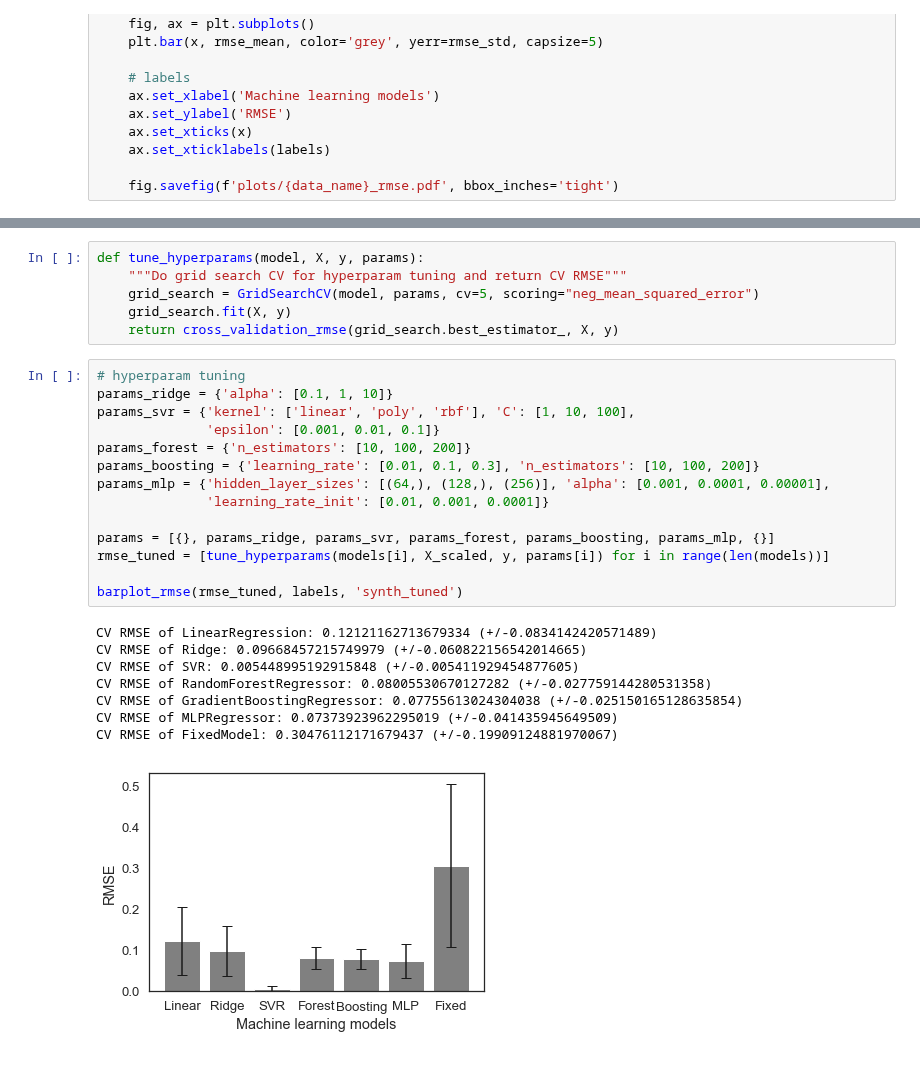
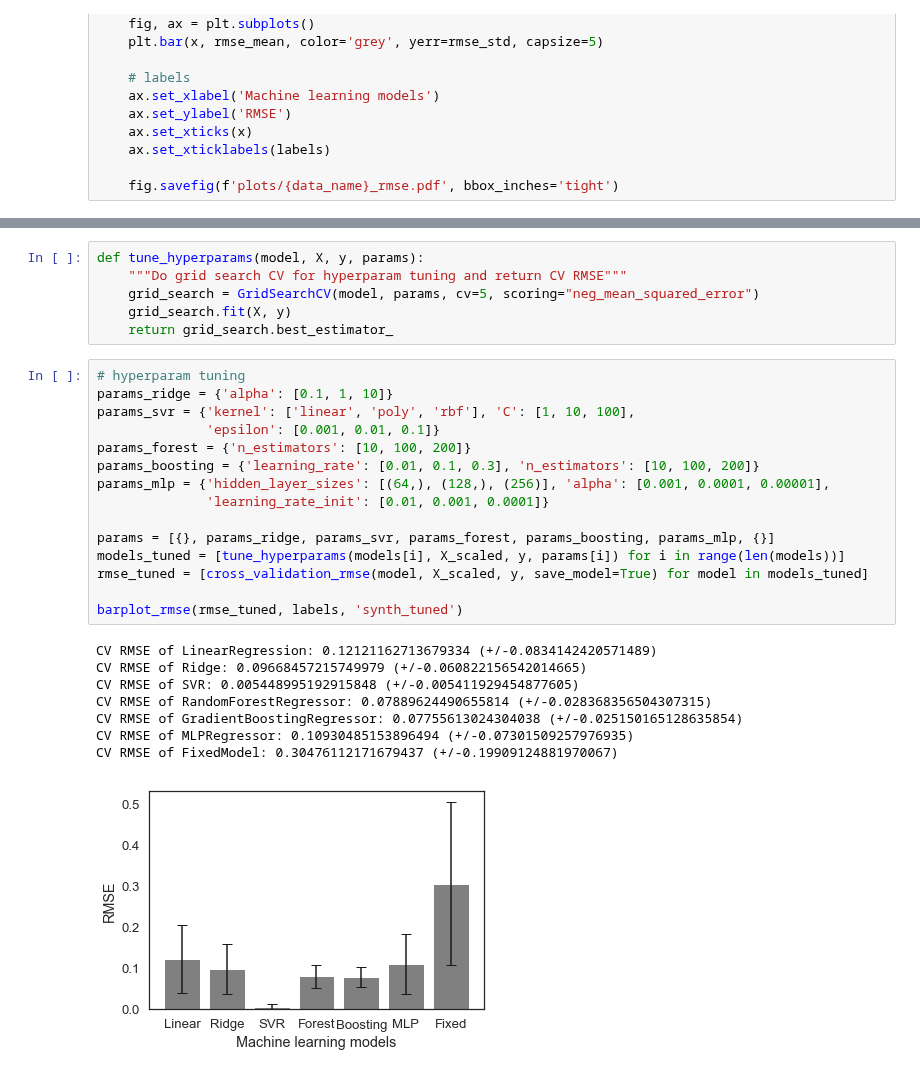
Before and after one commit to CN-UPB/ml-for-resource-allocation, a Jupyter notebook: synth_data.ipynb, the cells around one changed output, grey strips where cells are left out. Saved outputs shown, nothing was run; the diff lists cells and outputs as text.

Commit message:
finished synth notebook, models, plots

```diff
--- a/synth_data.ipynb
+++ b/synth_data.ipynb
@@ -142,27 +142,28 @@ def tune_hyperparams(model, X, y, params):
     """Do grid search CV for hyperparam tuning and return CV RMSE"""
     grid_search = GridSearchCV(model, params, cv=5, scoring="neg_mean_squared_error")
     grid_search.fit(X, y)
-    return cross_validation_rmse(grid_search.best_estimator_, X, y)
+    return grid_search.best_estimator_
 # %%
 # hyperparam tuning
 params_ridge = {'alpha': [0.1, 1, 10]}
 params_svr = {'kernel': ['linear', 'poly', 'rbf'], 'C': [1, 10, 100],
               'epsilon': [0.001, 0.01, 0.1]}
 params_forest = {'n_estimators': [10, 100, 200]}
 params_boosting = {'learning_rate': [0.01, 0.1, 0.3], 'n_estimators': [10, 100, 200]}
 params_mlp = {'hidden_layer_sizes': [(64,), (128,), (256)], 'alpha': [0.001, 0.0001, 0.00001],
               'learning_rate_init': [0.01, 0.001, 0.0001]}
 
 params = [{}, params_ridge, params_svr, params_forest, params_boosting, params_mlp, {}]
-rmse_tuned = [tune_hyperparams(models[i], X_scaled, y, params[i]) for i in range(len(models))]
+models_tuned = [tune_hyperparams(models[i], X_scaled, y, params[i]) for i in range(len(models))]
+rmse_tuned = [cross_validation_rmse(model, X_scaled, y, save_model=True) for model in models_tuned]
 
 barplot_rmse(rmse_tuned, labels, 'synth_tuned')
 # %% [output]
 CV RMSE of LinearRegression: 0.12121162713679334 (+/-0.0834142420571489)
 CV RMSE of Ridge: 0.09668457215749979 (+/-0.060822156542014665)
 CV RMSE of SVR: 0.005448995192915848 (+/-0.005411929454877605)
-CV RMSE of RandomForestRegressor: 0.08005530670127282 (+/-0.027759144280531358)
+CV RMSE of RandomForestRegressor: 0.07889624490655814 (+/-0.028368356504307315)
 CV RMSE of GradientBoostingRegressor: 0.07755613024304038 (+/-0.025150165128635854)
-CV RMSE of MLPRegressor: 0.07373923962295019 (+/-0.041435945649509)
+CV RMSE of MLPRegressor: 0.10930485153896494 (+/-0.07301509257976935)
 CV RMSE of FixedModel: 0.30476112171679437 (+/-0.19909124881970067)
-[figure, old version]
+[figure, new version]
```
Also changed, not shown: parts of 4 cells of this notebook, 12 other files.
